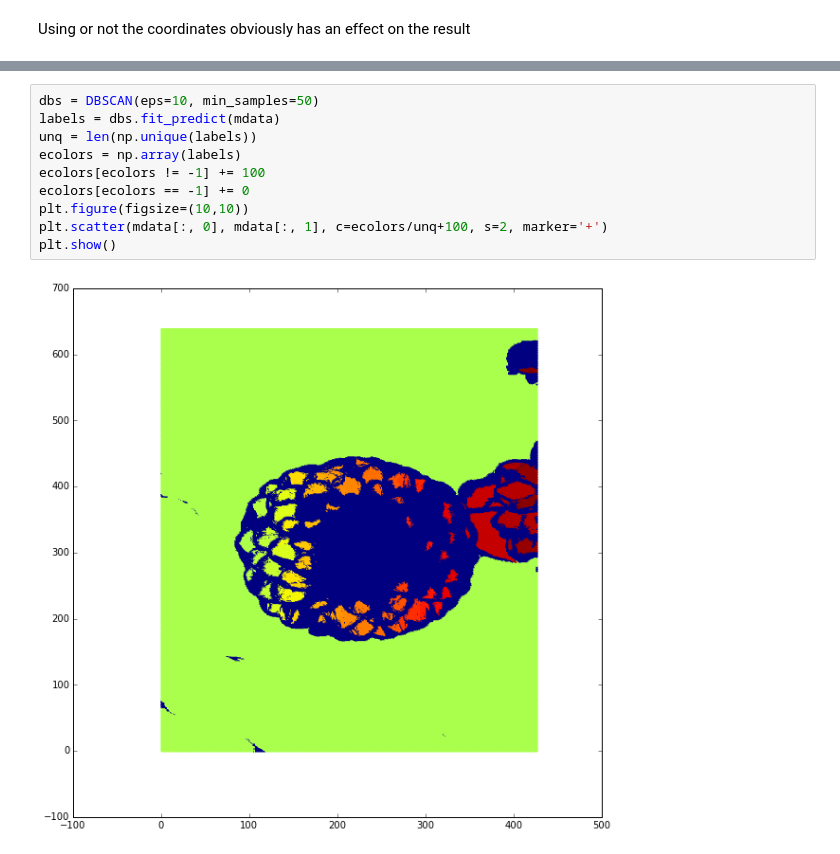
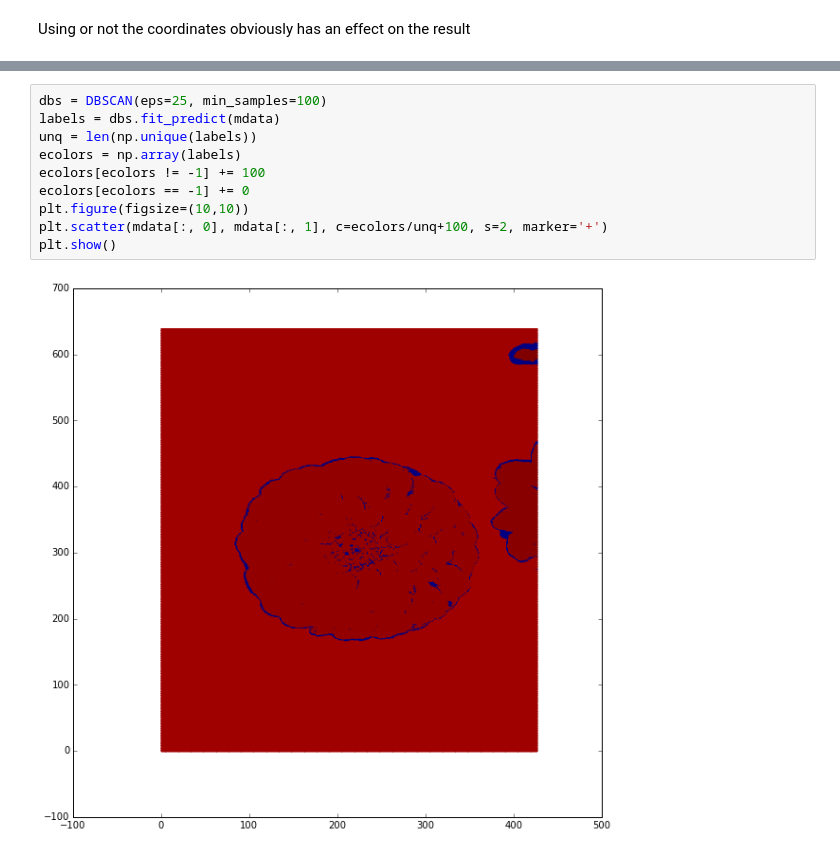
Before and after one commit to bejar/AMLTNotebooks, a Jupyter notebook: Notebooks/DensityBased.ipynb, the cells around one changed output, grey strips where cells are left out. Saved outputs shown, nothing was run; the diff lists cells and outputs as text.

```diff
--- a/Notebooks/DensityBased.ipynb
+++ b/Notebooks/DensityBased.ipynb
@@ -64,12 +65,12 @@ For DBSCAN will also use coordinates and colors, now to select the parameters is
 # %%
-dbs = DBSCAN(eps=10, min_samples=50)
+dbs = DBSCAN(eps=25, min_samples=100)
 labels = dbs.fit_predict(mdata)
 unq = len(np.unique(labels))
 ecolors = np.array(labels)
 ecolors[ecolors != -1] += 100
 ecolors[ecolors == -1] += 0
 plt.figure(figsize=(10,10))
 plt.scatter(mdata[:, 0], mdata[:, 1], c=ecolors/unq+100, s=2, marker='+')
 plt.show()
 # %% [output]
-[figure, old version]
+[figure, new version]
```
Also changed, not shown: parts of 4 cells of this notebook, 3 other files.
